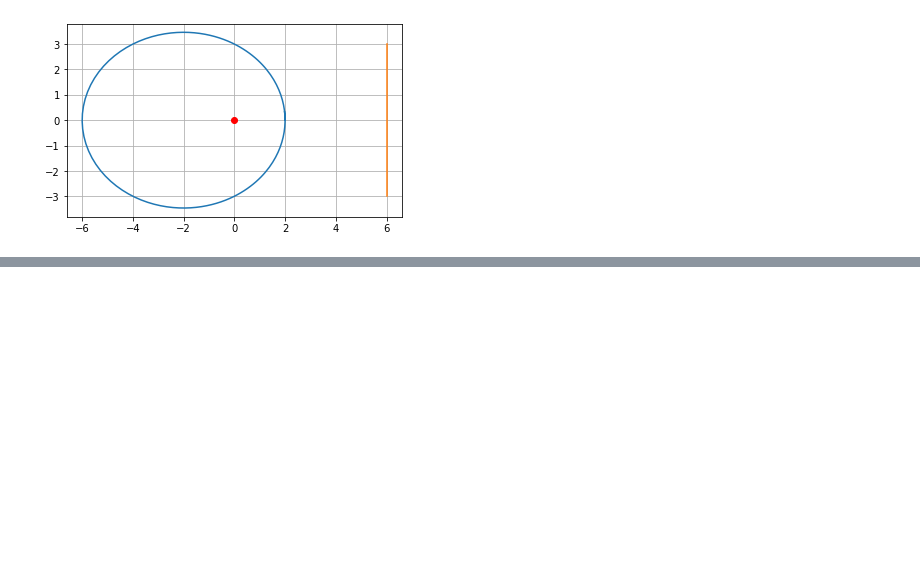
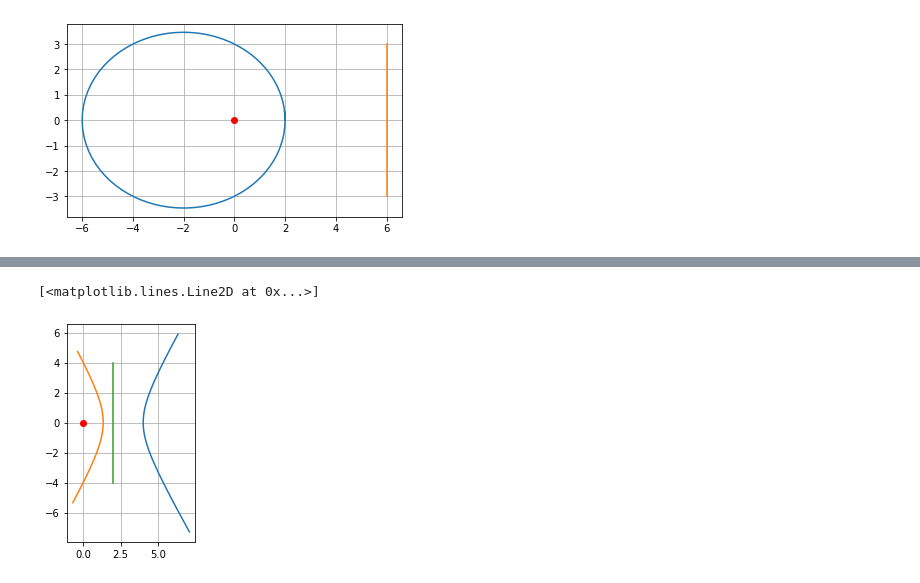
Before and after one commit to patonelli/map2110-modelagem, a Jupyter notebook: conicas2.ipynb, the cells around one changed output, grey strips where cells are left out. Cells and saved outputs as stored; diff of their text form; code cells hidden in the pictures; blank space fills up the shorter version.

```diff
--- a/conicas2.ipynb
+++ b/conicas2.ipynb
@@ -81,0 +121,14 @@ plt.savefig('conica4.png',format="png")
+# %%
+theta4=np.arange(-0.8,0.8,0.05)
+ponto4 = lambda x : [r4(x)*np.cos(x),r4(x)*np.sin(x)]
+hiperbole2 = ponto4(theta4)
+ax6=plt.subplot(111)
+ax6.plot(hiperbole2[0],hiperbole2[1])
+ax6.plot(hiperbole[0],hiperbole[1])
+plt.grid()
+ax6.set_aspect("equal")
+ax6.plot([2,2],[4,-4])
+ax6.plot([0],[0],"ro")
+# %% [output]
+[<matplotlib.lines.Line2D at 0x...>]
+[figure, added]
```
Also changed, not shown: parts of 6 cells of this notebook.
